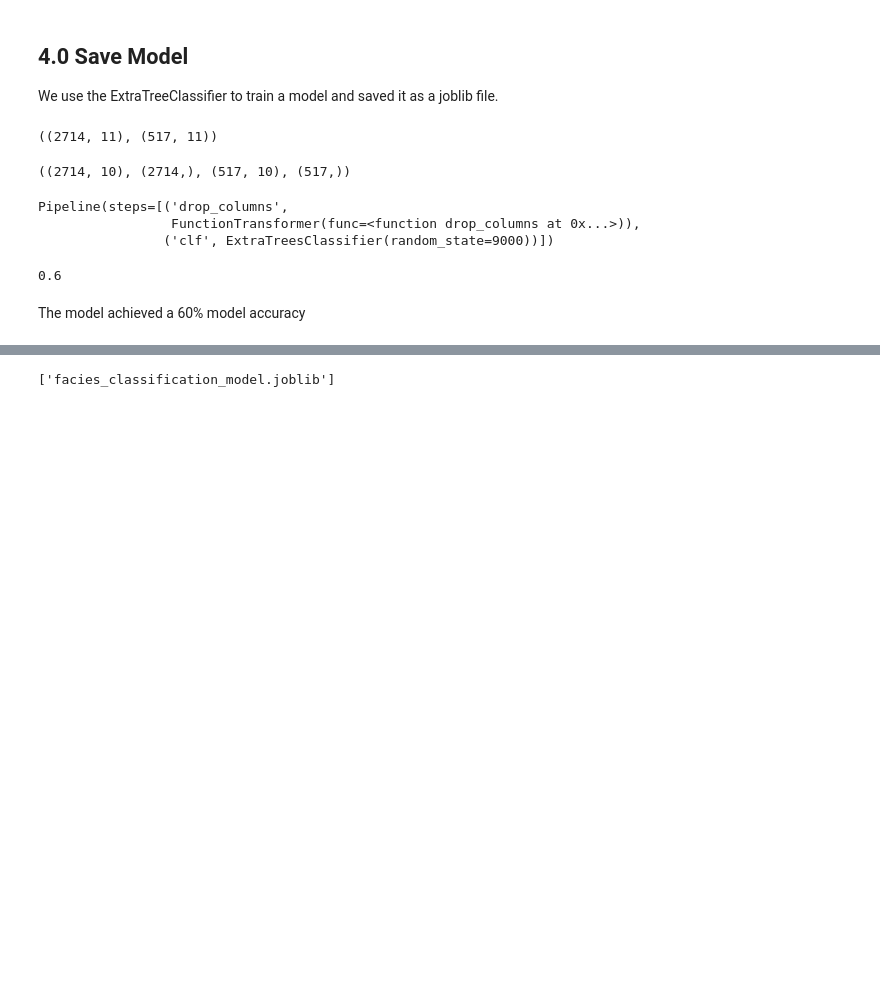
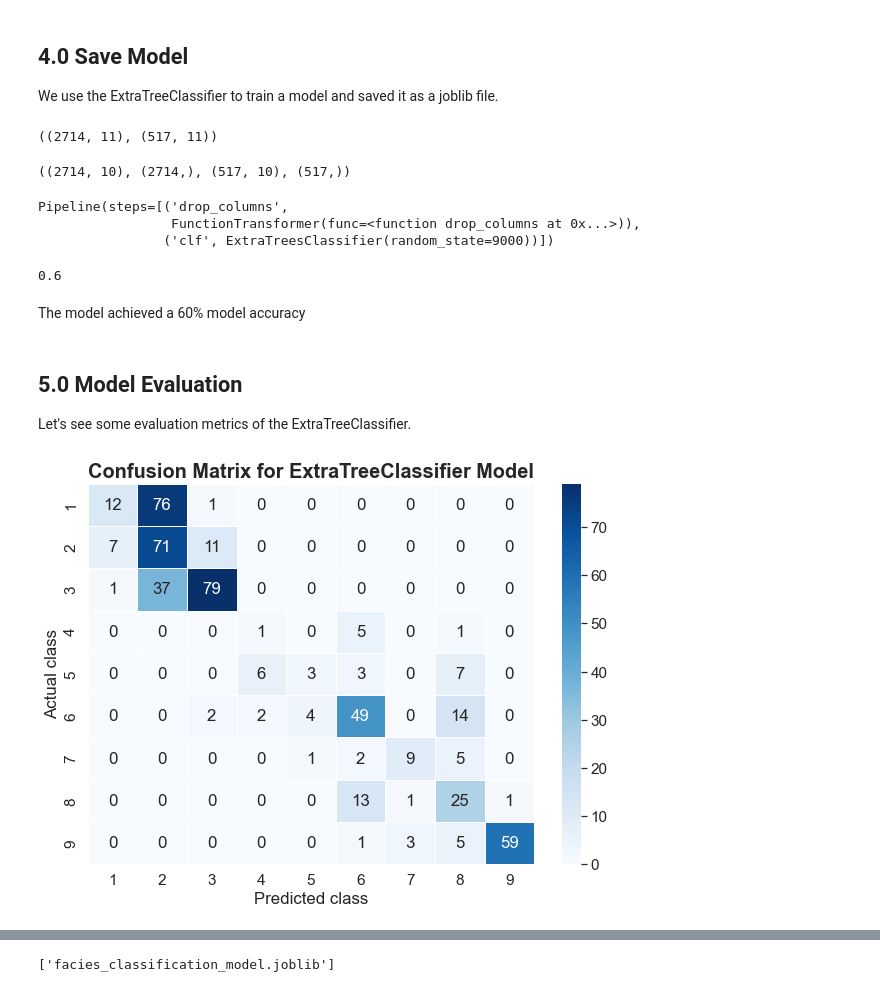
Before and after one commit to ChigozieObika/facies-classification, a Jupyter notebook: model.ipynb, the cells around one changed output, grey strips where cells are left out. Saved outputs shown, nothing was run; the diff lists cells and outputs as text; code cells hidden in the pictures; blank space fills up the shorter version.

```diff
--- a/model.ipynb
+++ b/model.ipynb
@@ -331,3 +333,23 @@ round(model_acc_metrics, 2)
 0.6
 # %% [markdown]
 The model achieved a 60% model accuracy
+# %% [markdown]
+## 5.0 Model Evaluation
+
+Let's see some evaluation metrics of the ExtraTreeClassifier.
+# %%
+#confusion matrix plot
+target = ['1','2','3','4','5','6','7','8','9']
+data = confusion_matrix(model_test_y, model_preds)
+df_cm = pd.DataFrame(data, columns=target, index = target)
+df_cm.index.name = 'Actual class'
+df_cm.columns.name = 'Predicted class'
+sns.set(font_scale=1.4)
+fig, ax = plt.subplots(figsize=(10,7))
+plt.title('Confusion Matrix for ExtraTreeClassifier Model', fontsize=20, fontweight='bold')
+sns.heatmap(df_cm, cmap='Blues', linewidths=1, annot=True, ax=ax, fmt='g')
+plt.savefig('Confusion Matrix for ExtraTreeClassifier Model')
+plt.show
+sns.set()
+# %% [output]
+[figure, added]
```
Also changed, not shown: parts of 7 cells of this notebook, 3 other files.
